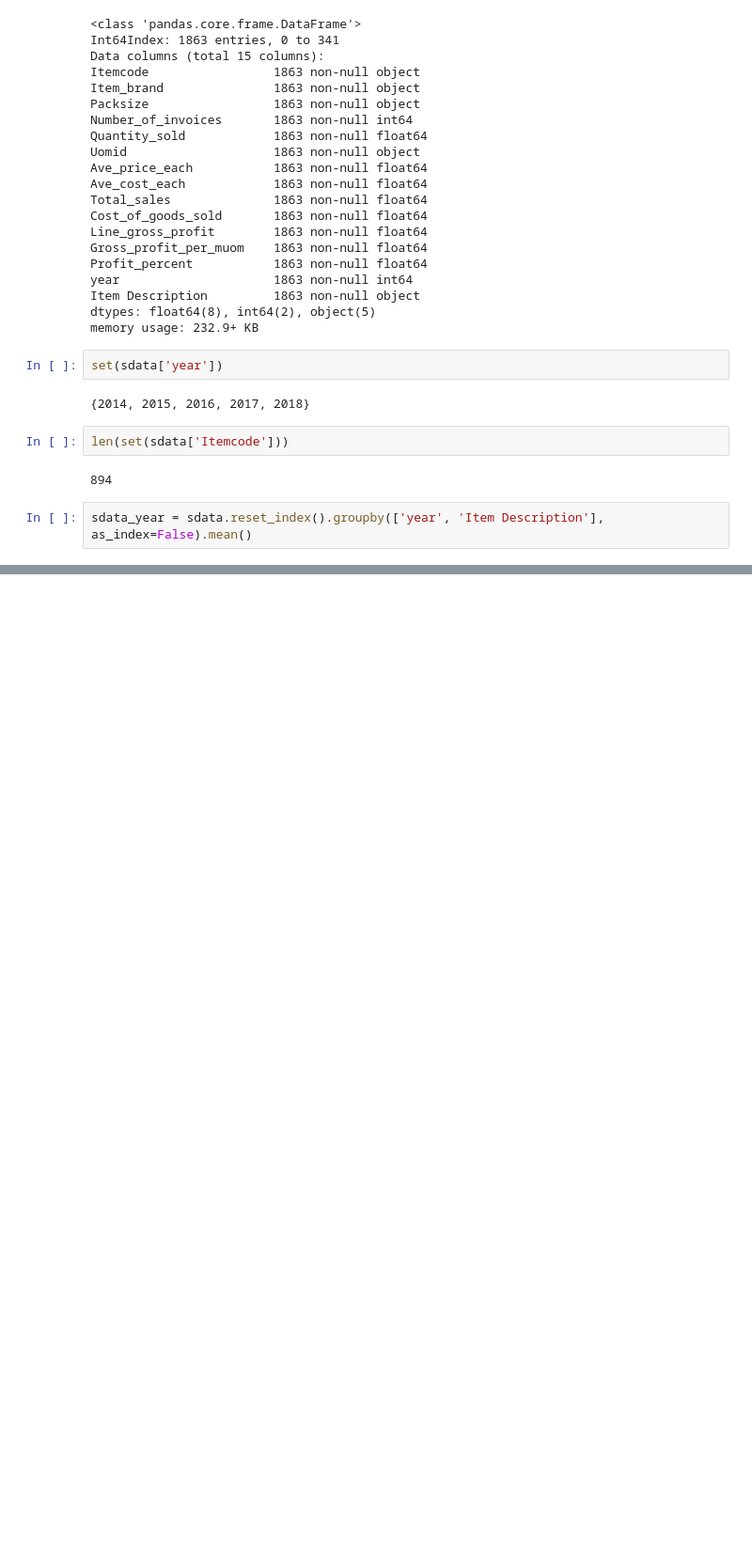
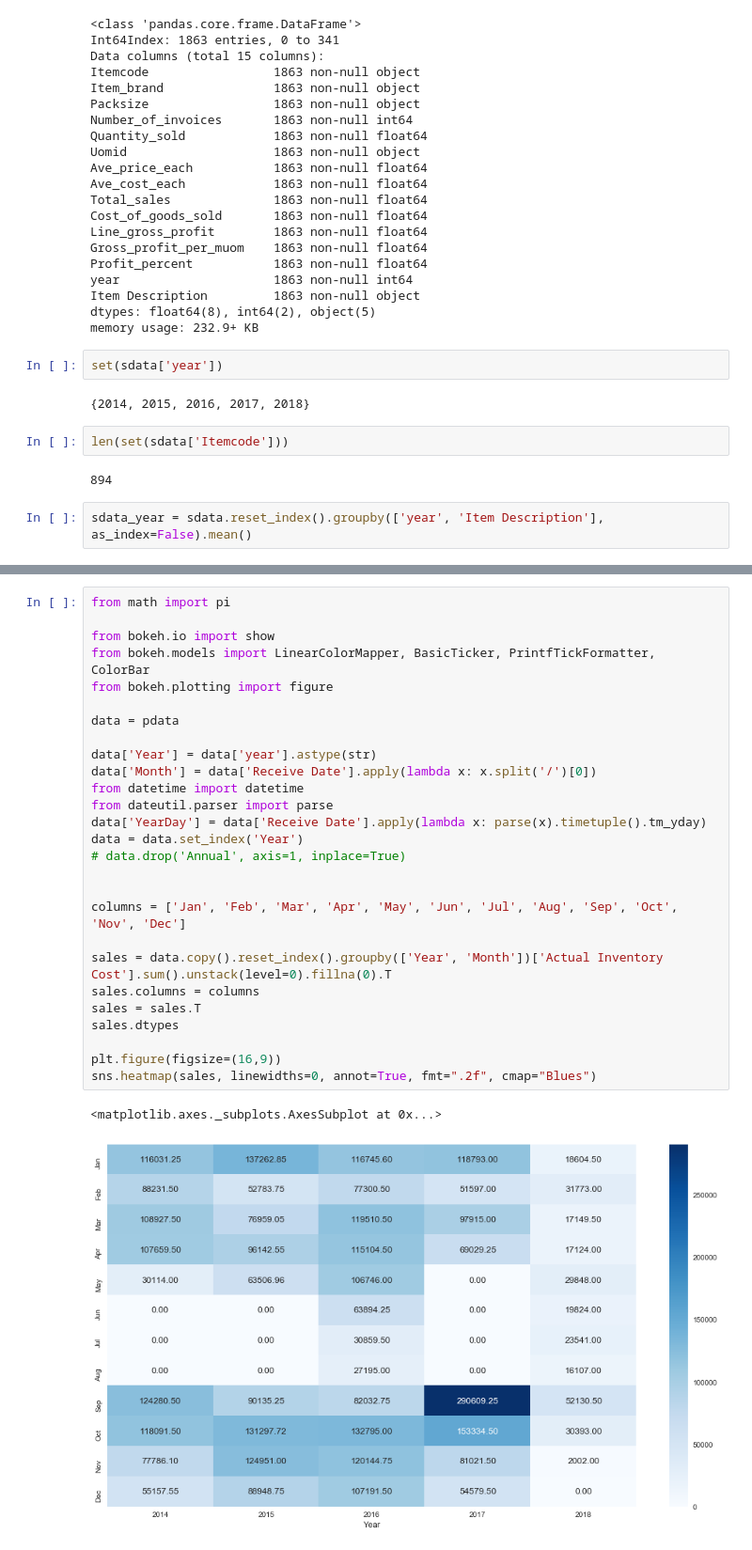
Before and after one commit to cbonoz/bostonfood18, a Jupyter notebook: RedTomato.ipynb, the cells around one changed output, grey strips where cells are left out. Shown at 94% size. Cells and saved outputs as stored; diff of their text form; blank space fills up the shorter version.

```diff
--- a/RedTomato.ipynb
+++ b/RedTomato.ipynb
@@ -282,0 +319,30 @@ plot_year_data(sdata_year, 'year', 'Gross_profit_per_muom')
+# %%
+from math import pi
+
+from bokeh.io import show
+from bokeh.models import LinearColorMapper, BasicTicker, PrintfTickFormatter, ColorBar
+from bokeh.plotting import figure
+
+data = pdata
+
+data['Year'] = data['year'].astype(str)
+data['Month'] = data['Receive Date'].apply(lambda x: x.split('/')[0])
+from datetime import datetime
+from dateutil.parser import parse
+data['YearDay'] = data['Receive Date'].apply(lambda x: parse(x).timetuple().tm_yday)
+data = data.set_index('Year')
+# data.drop('Annual', axis=1, inplace=True)
+
+
+columns = ['Jan', 'Feb', 'Mar', 'Apr', 'May', 'Jun', 'Jul', 'Aug', 'Sep', 'Oct', 'Nov', 'Dec']
+
+sales = data.copy().reset_index().groupby(['Year', 'Month'])['Actual Inventory Cost'].sum().unstack(level=0).fillna(0).T
+sales.columns = columns
+sales = sales.T
+sales.dtypes
+
+plt.figure(figsize=(16,9))
+sns.heatmap(sales, linewidths=0, annot=True, fmt=".2f", cmap="Blues")
+# %% [output]
+<matplotlib.axes._subplots.AxesSubplot at 0x...>
+[figure, added]
```
Also changed, not shown: parts of 23 cells of this notebook, 5 other files.
